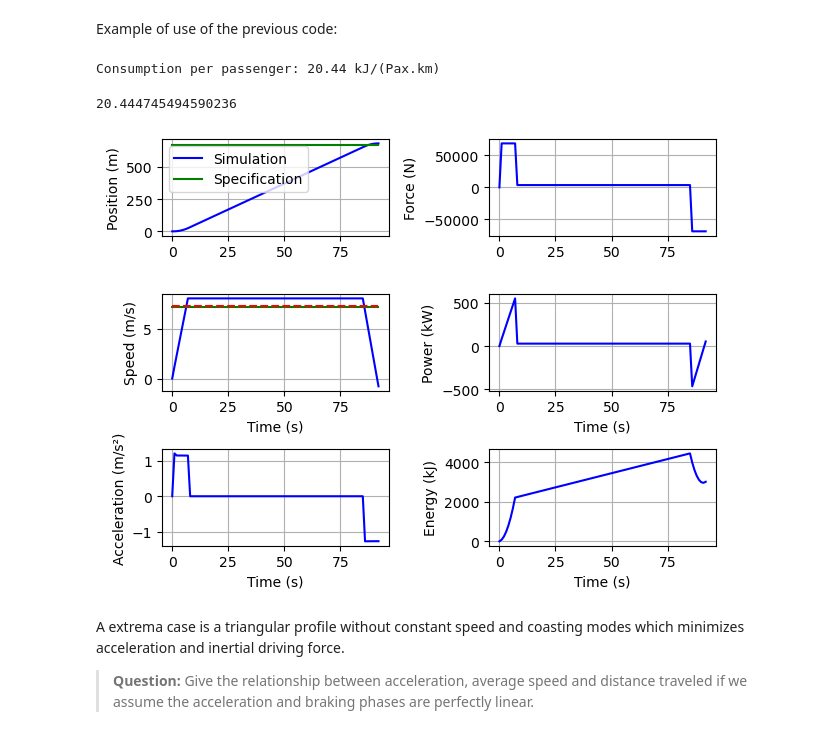
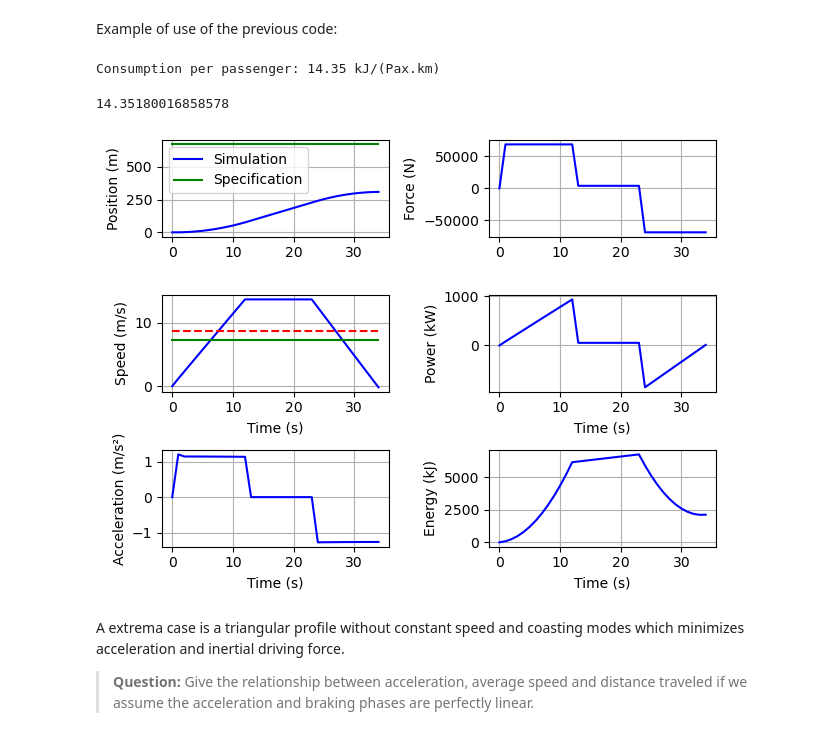
Before and after one commit to SizingLab/sizing_course, a Jupyter notebook: class/Lab-watt_project/01b_CaseStudy_Specification.ipynb, the cells around one changed output. Cells and saved outputs as stored; diff of their text form; code cells hidden in the pictures.

```diff
--- a/class/Lab-watt_project/01b_CaseStudy_Specification.ipynb
+++ b/class/Lab-watt_project/01b_CaseStudy_Specification.ipynb
@@ -204,18 +204,19 @@ Example of use of the previous code:
 # %%
 # Definition of the section under study
 Trajet = SimulSection(Vehicle=Tram, Distance=670, MeanSpeed=26*1e3/3600,BrakeRatioMax=0.6,dt=1)
 
 # Definition of k1, k2, k3 parameters
-X=[0.036125972011676784, 1, 0.9638740279883232]
+#X=[0.036125972011676784, 1, 0.9638740279883232]
+X=[0.33, 1, 0.33]
 
 # Profile integration, plotting and consummption per passenger evaluation
 Trajet.solver(X)
 Trajet.plot()
 Trajet.ConsumptionPerPax(X)
 # %% [output]
-Consumption per passenger: 20.44 kJ/(Pax.km)
+Consumption per passenger: 14.35 kJ/(Pax.km)
-20.444745494590236
+14.35180016858578
-[figure, old version]
+[figure, new version]
 # %% [markdown]
 A extrema case is a triangular profile without constant speed and coasting modes which minimizes acceleration and inertial driving force.
 > **Question:** Give the relationship between acceleration, average speed and distance traveled if we assume the acceleration and braking phases are perfectly linear.
```
Also changed, not shown: parts of 3 cells of this notebook, 2 other files.
